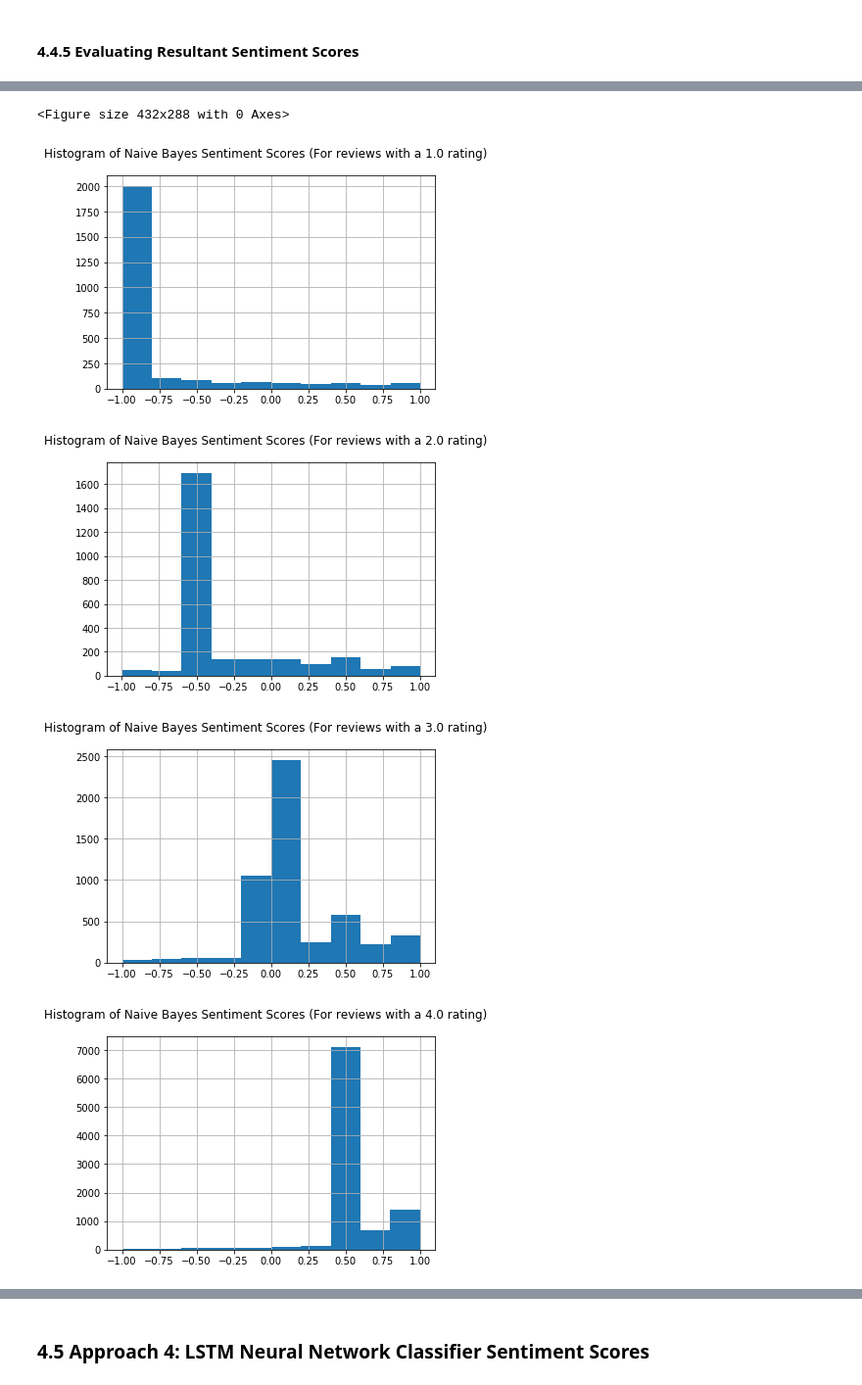
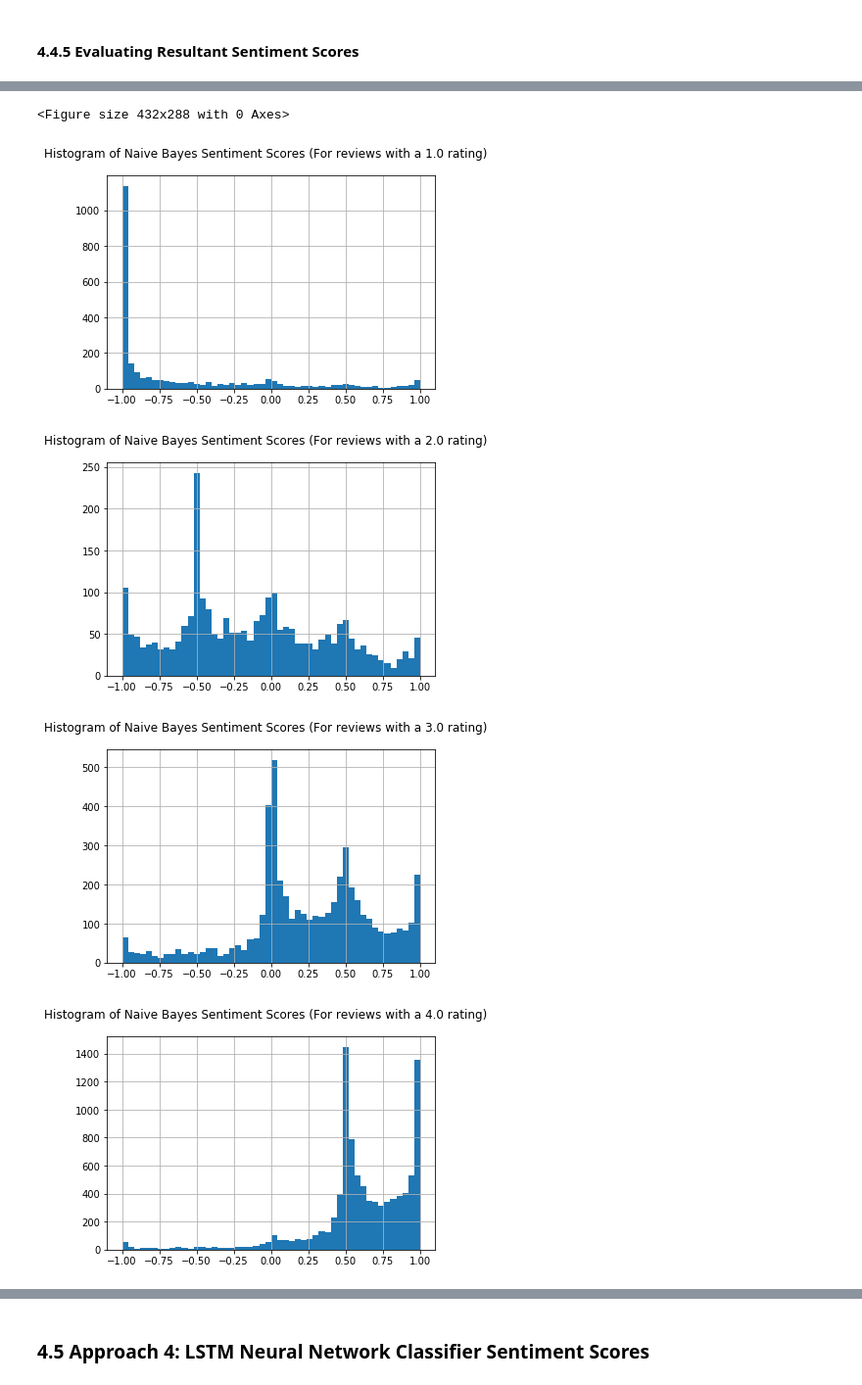
Before and after one commit to SJTButler/hotel-review-analysis, a Jupyter notebook: Hotel Review Analysis.ipynb, the cells around one changed output, grey strips where cells are left out. Shown at 98% size. Cells and saved outputs as stored; diff of their text form; code cells hidden in the pictures.

```diff
--- a/Hotel Review Analysis.ipynb
+++ b/Hotel Review Analysis.ipynb
@@ -1200,0 +1246,7 @@ df.boxplot(column="swn_sentiment_score", by="reviews.rating")
+# %%
+reg = LinearRegression().fit(df["swn_sentiment_score"].values.reshape(-1,1), df["reviews.rating"].values)
+
+dt = DecisionTreeRegressor().fit(df["swn_sentiment_score"].values.reshape(-1,1), df["reviews.rating"].values)
+
+print("Linear Regressor Score: {:.2f}".format(reg.score(df["swn_sentiment_score"].values.reshape(-1,1), df["reviews.rating"].values)))
+print("Decision Tree Score: {:.2f}".format(dt.score(df["swn_sentiment_score"].values.reshape(-1,1), df["reviews.rating"].values)))
@@ -1200,0 +1258,4 @@ df.boxplot(column="swn_sentiment_score", by="reviews.rating")
+# %%
+predicted_ratings = dt.predict(df["swn_sentiment_score"].values.reshape(-1,1))
+
+df["swn_score_difference"] = abs(df["reviews.rating"] - predicted_ratings)
@@ -1383,22 +1465,22 @@ df.boxplot(column="naive_bayes_sentiment_score", by="reviews.rating")
 # %%
-df[df["reviews.rating"] == 1.0]["naive_bayes_sentiment_score"].hist()
+df[df["reviews.rating"] == 1.0]["naive_bayes_sentiment_score"].hist(bins=50)
 plt.suptitle("Histogram of Naive Bayes Sentiment Scores (For reviews with a 1.0 rating)")
 plt.figure()
-df[df["reviews.rating"] == 2.0]["naive_bayes_sentiment_score"].hist()
+df[df["reviews.rating"] == 2.0]["naive_bayes_sentiment_score"].hist(bins=50)
 plt.suptitle("Histogram of Naive Bayes Sentiment Scores (For reviews with a 2.0 rating)")
 plt.figure()
-df[df["reviews.rating"] == 3.0]["naive_bayes_sentiment_score"].hist()
+df[df["reviews.rating"] == 3.0]["naive_bayes_sentiment_score"].hist(bins=50)
 plt.suptitle("Histogram of Naive Bayes Sentiment Scores (For reviews with a 3.0 rating)")
 plt.figure()
-df[df["reviews.rating"] == 4.0]["naive_bayes_sentiment_score"].hist()
+df[df["reviews.rating"] == 4.0]["naive_bayes_sentiment_score"].hist(bins=50)
 plt.suptitle("Histogram of Naive Bayes Sentiment Scores (For reviews with a 4.0 rating)")
 plt.figure()
-df[df["reviews.rating"] == 5.0]["naive_bayes_sentiment_score"].hist()
+df[df["reviews.rating"] == 5.0]["naive_bayes_sentiment_score"].hist(bins=50)
 plt.suptitle("Histogram of Naive Bayes Sentiment Scores (For reviews with a 5.0 rating)")
 plt.figure()
 # %% [output]
 <Figure size 432x288 with 0 Axes>
-[figure, old version]
+[figure, new version]
-[figure, old version]
+[figure, new version]
-[figure, old version]
+[figure, new version]
-[figure, old version]
+[figure, new version]
```
Also changed, not shown: parts of 75 cells of this notebook.
